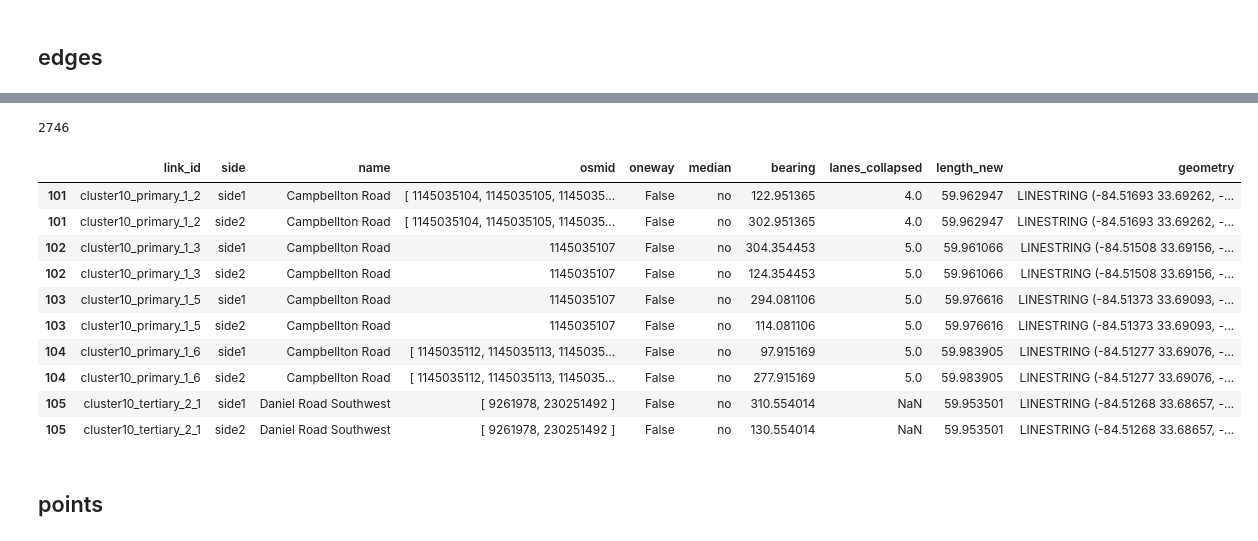
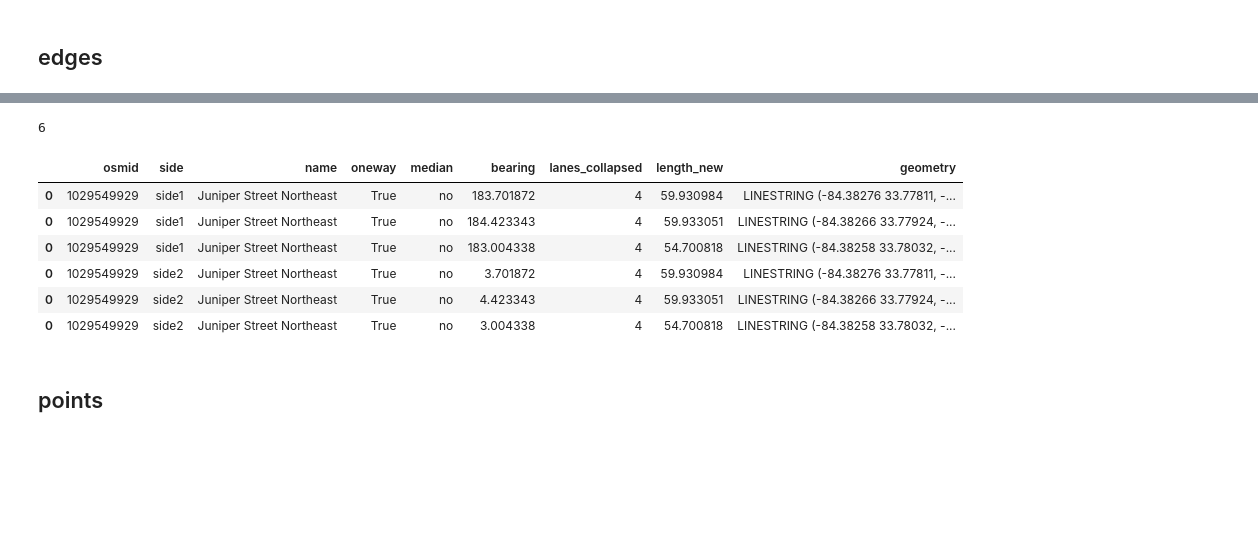
Before and after one commit to GT-CURA/complete_streets, a Jupyter notebook: step1_loader/generate_points_lines.ipynb, the cells around one changed output, grey strips where cells are left out. Cells and saved outputs as stored; diff of their text form; code cells hidden in the pictures; blank space fills up the shorter version.

```diff
--- a/step1_loader/generate_points_lines.ipynb
+++ b/step1_loader/generate_points_lines.ipynb
@@ -146,7 +105,7 @@ edges_studyarea[edges_studyarea["link_id"] == "cluster1_secondary_4_3"].explore(
 # Functions
 # %%
 #=== Download OSM Road Network ===
-cf = ('["highway"~"trunk|primary|secondary|tertiary|residential|unclassified"]')
+cf = ('["highway"~"primary|secondary|tertiary|residential"]')
 
 #=== Determine Single / Dual Carriageway and Add Relevant Attributes (Median, Num. of Lanes) ===
 def angular_diff(a, b):
@@ -453,11 +398,8 @@ def get_nearest_segmented_gsv_panos(
 results_edges = []
 results_points = []
 
-#for i, row in edges_studyarea.iloc[75:77].iterrows():
-#for i, row in edges_studyarea.iloc[856:].iterrows():
-for i, row in edges_studyarea[edges_studyarea["link_id"] == "cluster1_secondary_4_3"].iterrows():
-#for i, row in edges_studyarea.iterrows():
-    print(f"{i}: {row["name"]}")
+for i, row in your_input.iterrows():
+    #print(f"{i}: {row["name"]}") if you have a name column in YOUR_ROAD dataset
     COI_geom = row["midpoint"]
     COI = gpd.GeoDataFrame(geometry=[COI_geom], crs="EPSG:4326")
 
@@ -465,9 +407,7 @@ for i, row in edges_studyarea[edges_studyarea["link_id"] == "cluster1_secondary_
     lat = COI_geom.y
     COI_for_ox = tuple([lat, lon])
 
-    link_id = row["link_id"]
-
-    output_edge, output_point = get_nearest_segmented_gsv_panos(COI_for_ox, COI, link_id)
+    output_edge, output_point = get_nearest_segmented_gsv_panos(COI_for_ox, COI)
     results_edges.append(output_edge)
     results_points.append(output_point)
     print()
@@ -588,16 +479,16 @@ print(edge_whole_single_side2.iloc[0:2])
 # %%
-edge_whole_dual = edge_whole[edge_whole["median"] == "yes"]
-print(len(edge_whole_dual))
+results_edges_dual = results_edges[results_edges["median"] == "yes"]
+print(len(results_edges_dual))
 
 def compare_bearing(g):
     min_bearing = g["bearing"].min()
     return g["bearing"] == min_bearing
 
-edge_whole_dual["bearing_smaller"] = edge_whole_dual.groupby("link_id")["bearing"].transform(lambda g: g == g.min())
-edge_whole_dual["side"] = edge_whole_dual["bearing_smaller"].map(
+results_edges_dual["bearing_smaller"] = results_edges_dual.groupby("osmid")["bearing"].transform(lambda g: g == g.min())
+results_edges_dual["side"] = results_edges_dual["bearing_smaller"].map(
     {True: "side1", False: "side2"}
 )
-edge_whole_dual.drop("bearing_smaller", axis=1, inplace=True)
-print(len(edge_whole_dual))
-edge_whole_dual.iloc[0:6]
+results_edges_dual.drop("bearing_smaller", axis=1, inplace=True)
+print(len(results_edges_dual))
+results_edges_dual.iloc[0:6]
 # %% [output]
@@ -627,24 +502,20 @@ See the caveats in the documentation: https://pandas.pydata.org/pandas-docs/stab
 # %%
-edge_whole_side_assigned = pd.concat([edge_whole_single_side1, edge_whole_single_side2, edge_whole_dual], axis=0)
-edge_whole_side_assigned = edge_whole_side_assigned.sort_values(["link_id", "side"])
-edge_whole_side_assigned = edge_whole_side_assigned[["link_id", "side", "name", "osmid", "oneway", "median", "bearing", "lanes_collapsed", "length_new", "geometry"]]
-print(len(edge_whole_side_assigned))
-edge_whole_side_assigned.iloc[0:10]
+results_edges_side_assigned = pd.concat([results_edges_single_side1, results_edges_single_side2, results_edges_dual], axis=0)
+results_edges_side_assigned = results_edges_side_assigned.sort_values(["osmid", "side"])
+results_edges_side_assigned = results_edges_side_assigned[["osmid", "side", "name", "oneway", "median", "bearing", "lanes_collapsed", "length_new", "geometry"]]
+print(len(results_edges_side_assigned))
+results_edges_side_assigned.iloc[0:10]
 #edge_whole_side_assigned.iloc[-10:]
 #edge_whole_side_assigned[edge_whole_side_assigned["median"]=="yes"]
 # %% [output]
-2746
+6
-|  | link_id | side | name | osmid | oneway | median | bearing | lanes_collapsed | length_new | geometry |
-| 101 | cluster10_primary_1_2 | side1 | Campbellton Road | [ 1145035104, 1145035105, 1145035... | False | no | 122.951365 | 4.0 | 59.962947 | LINESTRING (-84.51693 33.69262, -... |
-| 101 | cluster10_primary_1_2 | side2 | Campbellton Road | [ 1145035104, 1145035105, 1145035... | False | no | 302.951365 | 4.0 | 59.962947 | LINESTRING (-84.51693 33.69262, -... |
-| 102 | cluster10_primary_1_3 | side1 | Campbellton Road | 1145035107 | False | no | 304.354453 | 5.0 | 59.961066 | LINESTRING (-84.51508 33.69156, -... |
-| 102 | cluster10_primary_1_3 | side2 | Campbellton Road | 1145035107 | False | no | 124.354453 | 5.0 | 59.961066 | LINESTRING (-84.51508 33.69156, -... |
-| 103 | cluster10_primary_1_5 | side1 | Campbellton Road | 1145035107 | False | no | 294.081106 | 5.0 | 59.976616 | LINESTRING (-84.51373 33.69093, -... |
-| 103 | cluster10_primary_1_5 | side2 | Campbellton Road | 1145035107 | False | no | 114.081106 | 5.0 | 59.976616 | LINESTRING (-84.51373 33.69093, -... |
-| 104 | cluster10_primary_1_6 | side1 | Campbellton Road | [ 1145035112, 1145035113, 1145035... | False | no | 97.915169 | 5.0 | 59.983905 | LINESTRING (-84.51277 33.69076, -... |
-| 104 | cluster10_primary_1_6 | side2 | Campbellton Road | [ 1145035112, 1145035113, 1145035... | False | no | 277.915169 | 5.0 | 59.983905 | LINESTRING (-84.51277 33.69076, -... |
-| 105 | cluster10_tertiary_2_1 | side1 | Daniel Road Southwest | [ 9261978, 230251492 ] | False | no | 310.554014 | NaN | 59.953501 | LINESTRING (-84.51268 33.68657, -... |
-| 105 | cluster10_tertiary_2_1 | side2 | Daniel Road Southwest | [ 9261978, 230251492 ] | False | no | 130.554014 | NaN | 59.953501 | LINESTRING (-84.51268 33.68657, -... |
+|  | osmid | side | name | oneway | median | bearing | lanes_collapsed | length_new | geometry |
+| 0 | 1029549929 | side1 | Juniper Street Northeast | True | no | 183.701872 | 4 | 59.930984 | LINESTRING (-84.38276 33.77811, -... |
+| 0 | 1029549929 | side1 | Juniper Street Northeast | True | no | 184.423343 | 4 | 59.933051 | LINESTRING (-84.38266 33.77924, -... |
+| 0 | 1029549929 | side1 | Juniper Street Northeast | True | no | 183.004338 | 4 | 54.700818 | LINESTRING (-84.38258 33.78032, -... |
+| 0 | 1029549929 | side2 | Juniper Street Northeast | True | no | 3.701872 | 4 | 59.930984 | LINESTRING (-84.38276 33.77811, -... |
+| 0 | 1029549929 | side2 | Juniper Street Northeast | True | no | 4.423343 | 4 | 59.933051 | LINESTRING (-84.38266 33.77924, -... |
+| 0 | 1029549929 | side2 | Juniper Street Northeast | True | no | 3.004338 | 4 | 54.700818 | LINESTRING (-84.38258 33.78032, -... |
 # %% [markdown]
 ## points
 # %%
```
Also changed, not shown: parts of 32 cells of this notebook, 11 other files.
